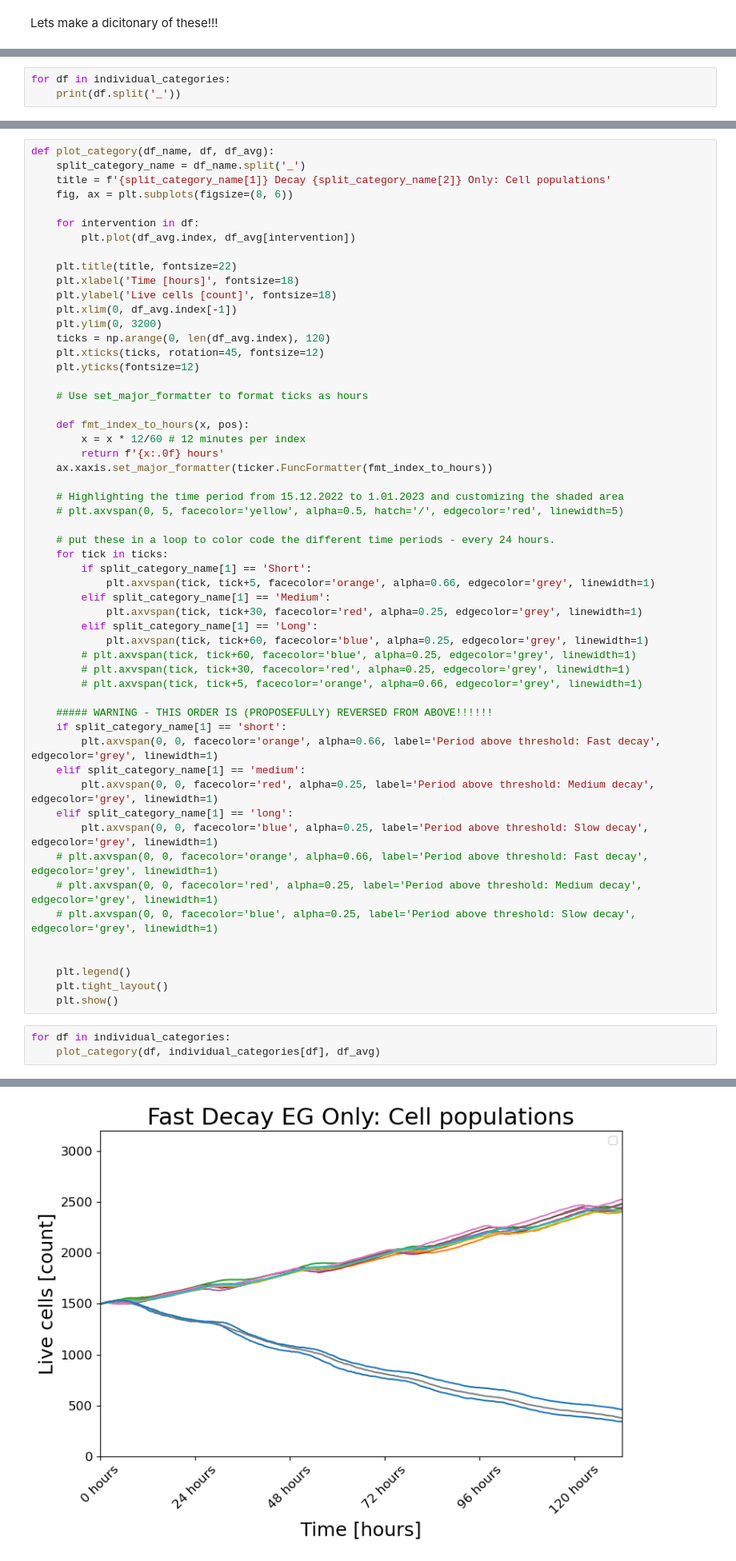
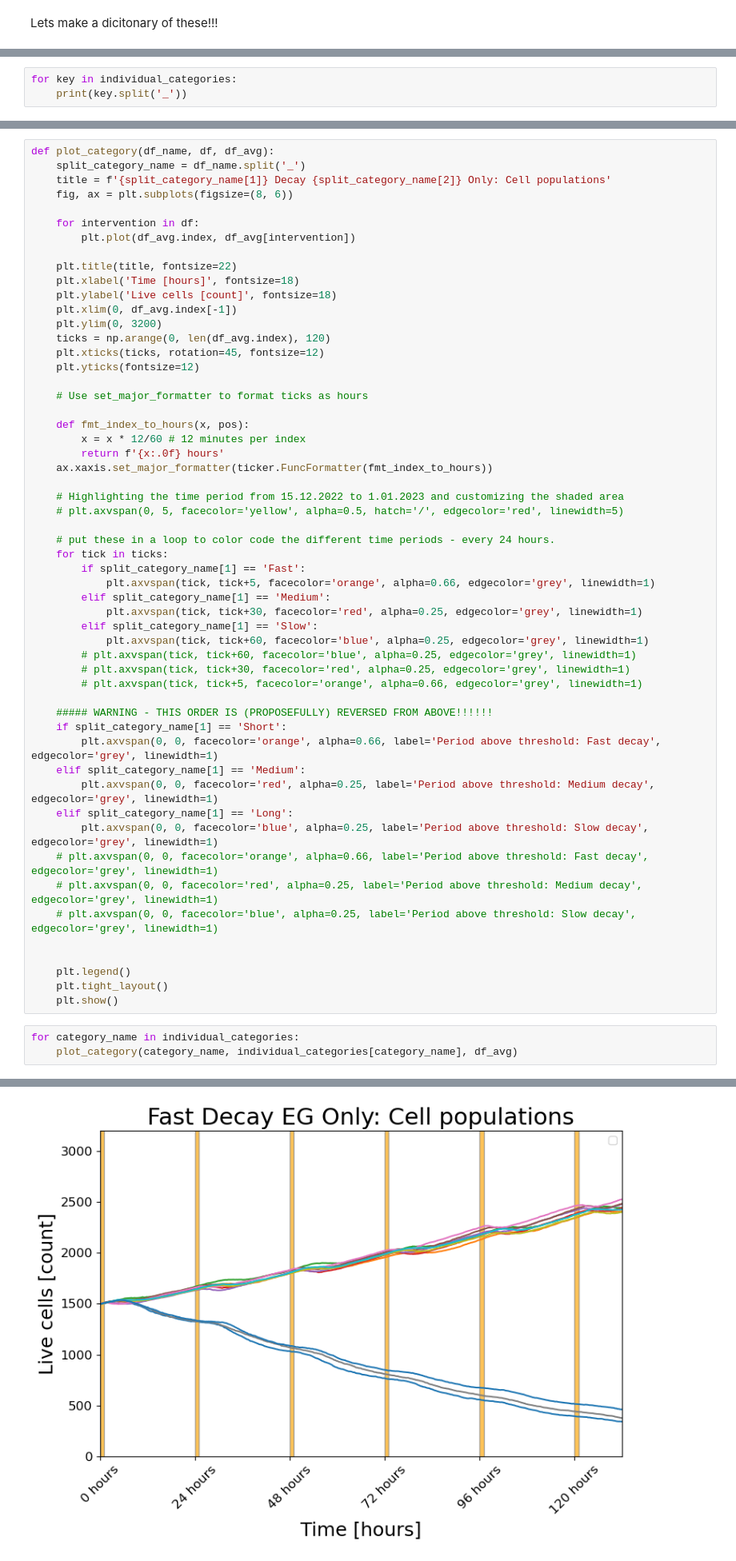
Before and after one commit to johnmetzcar/PhysiLab, a Jupyter notebook: scripts/Pulsed Interventions Analysis.ipynb, the cells around one changed output, grey strips where cells are left out. Shown at 80% size. Saved outputs shown, nothing was run; the diff lists cells and outputs as text.

```diff
--- a/scripts/Pulsed Interventions Analysis.ipynb
+++ b/scripts/Pulsed Interventions Analysis.ipynb
@@ -578,8 +578,8 @@ individual_categories = {}
 individual_categories = {'df_Fast_EG': df_short_EG, 'df_Medium_EG': df_medium_EG, 'df_Slow_EG': df_long_EG, 'df_Fast_IB': df_short_IB,
                          'df_Medium_IB': df_medium_IB, 'df_Slow_IB': df_long_IB, 'df_Fast_SM': df_short_SM, 'df_Medium_SM': df_medium_SM, 'df_Slow_SM': df_long_SM}
 # %%
-for df in individual_categories:
-    print(df.split('_'))
+for key in individual_categories:
+    print(key.split('_'))
 # %% [output]
 ['df', 'Fast', 'EG']
 ['df', 'Medium', 'EG']
@@ -620,22 +620,22 @@ def plot_category(df_name, df, df_avg):
 
     # put these in a loop to color code the different time periods - every 24 hours.
     for tick in ticks:
-        if split_category_name[1] == 'Short':
+        if split_category_name[1] == 'Fast':
             plt.axvspan(tick, tick+5, facecolor='orange', alpha=0.66, edgecolor='grey', linewidth=1)
         elif split_category_name[1] == 'Medium':
             plt.axvspan(tick, tick+30, facecolor='red', alpha=0.25, edgecolor='grey', linewidth=1)
-        elif split_category_name[1] == 'Long':
+        elif split_category_name[1] == 'Slow':
             plt.axvspan(tick, tick+60, facecolor='blue', alpha=0.25, edgecolor='grey', linewidth=1)
         # plt.axvspan(tick, tick+60, facecolor='blue', alpha=0.25, edgecolor='grey', linewidth=1)
         # plt.axvspan(tick, tick+30, facecolor='red', alpha=0.25, edgecolor='grey', linewidth=1)
         # plt.axvspan(tick, tick+5, facecolor='orange', alpha=0.66, edgecolor='grey', linewidth=1)
 
     ##### WARNING - THIS ORDER IS (PROPOSEFULLY) REVERSED FROM ABOVE!!!!!!
-    if split_category_name[1] == 'short':
+    if split_category_name[1] == 'Short':
         plt.axvspan(0, 0, facecolor='orange', alpha=0.66, label='Period above threshold: Fast decay', edgecolor='grey', linewidth=1)
-    elif split_category_name[1] == 'medium':
+    elif split_category_name[1] == 'Medium':
         plt.axvspan(0, 0, facecolor='red', alpha=0.25, label='Period above threshold: Medium decay', edgecolor='grey', linewidth=1)
-    elif split_category_name[1] == 'long':
+    elif split_category_name[1] == 'Long':
         plt.axvspan(0, 0, facecolor='blue', alpha=0.25, label='Period above threshold: Slow decay', edgecolor='grey', linewidth=1)
     # plt.axvspan(0, 0, facecolor='orange', alpha=0.66, label='Period above threshold: Fast decay', edgecolor='grey', linewidth=1)
     # plt.axvspan(0, 0, facecolor='red', alpha=0.25, label='Period above threshold: Medium decay', edgecolor='grey', linewidth=1)
@@ -646,8 +646,8 @@ def plot_category(df_name, df, df_avg):
     plt.tight_layout()
     plt.show()
 # %%
-for df in individual_categories:
-    plot_category(df, individual_categories[df], df_avg)
+for category_name in individual_categories:
+    plot_category(category_name, individual_categories[category_name], df_avg)
 # %% [output]
 No artists with labels found to put in legend.  Note that artists whose label start with an underscore are ignored when legend() is called with no argument.
-[figure, old version]
+[figure, new version]
```
Also changed, not shown: parts of 3 cells of this notebook, 2 other files.
